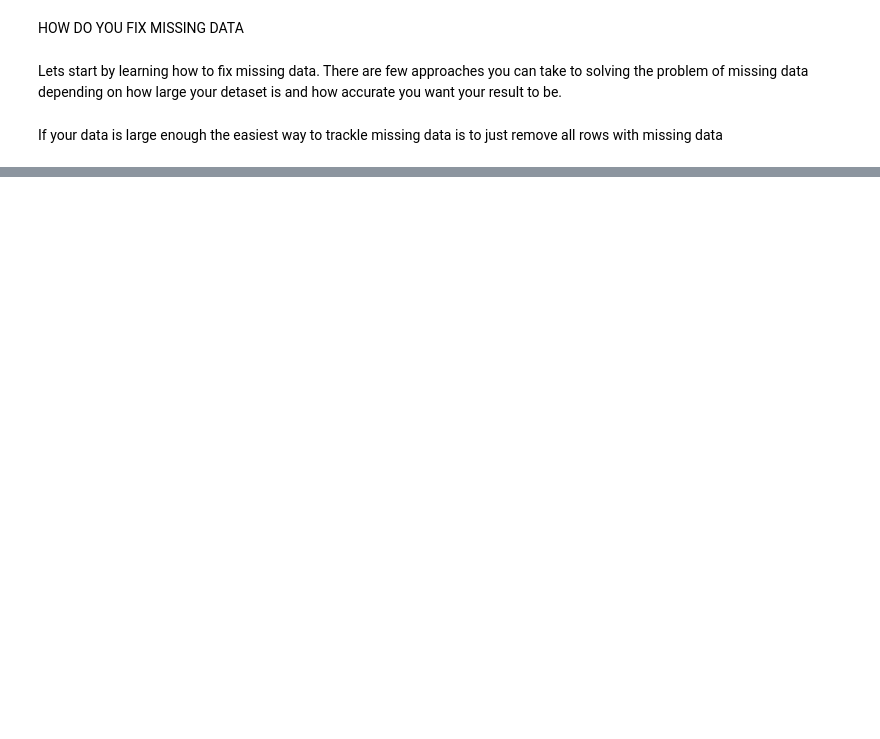
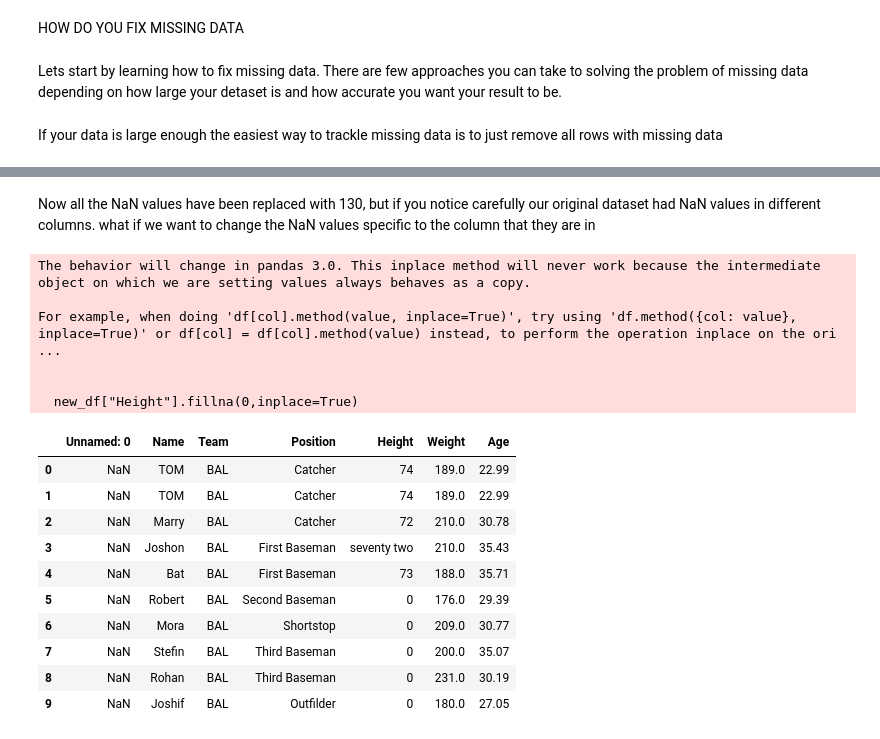
Before and after one commit to DevanshikaPiparsania/Basic-Fundamentals-Presentations, a Jupyter notebook: Cleaning_Data_With_Pandas.ipynb, the cells around one changed output, grey strips where cells are left out. Saved outputs shown, nothing was run; the diff lists cells and outputs as text; code cells hidden in the pictures; blank space fills up the shorter version.

```diff
--- a/Cleaning_Data_With_Pandas.ipynb
+++ b/Cleaning_Data_With_Pandas.ipynb
@@ -47,0 +76,24 @@ If your data is large enough the easiest way to trackle missing data is to just
+# %% [markdown]
+Now all the NaN values have been replaced with 130, but if you notice carefully our original dataset had NaN values in different columns. what if we want to change the NaN values specific to the column that they are in
+# %%
+new_df = df.copy()
+new_df["Height"].fillna(0,inplace=True)
+new_df.head(15)#look at 10-14 height
+# %% [output]
+The behavior will change in pandas 3.0. This inplace method will never work because the intermediate object on which we are setting values always behaves as a copy.
+
+For example, when doing 'df[col].method(value, inplace=True)', try using 'df.method({col: value}, inplace=True)' or df[col] = df[col].method(value) instead, to perform the operation inplace on the ori ...
+
+
+  new_df["Height"].fillna(0,inplace=True)
+|  | Unnamed: 0 | Name | Team | Position | Height | Weight | Age |
+| 0 | NaN | TOM | BAL | Catcher | 74 | 189.0 | 22.99 |
+| 1 | NaN | TOM | BAL | Catcher | 74 | 189.0 | 22.99 |
+| 2 | NaN | Marry | BAL | Catcher | 72 | 210.0 | 30.78 |
+| 3 | NaN | Joshon | BAL | First Baseman | seventy two | 210.0 | 35.43 |
+| 4 | NaN | Bat | BAL | First Baseman | 73 | 188.0 | 35.71 |
+| 5 | NaN | Robert | BAL | Second Baseman | 0 | 176.0 | 29.39 |
+| 6 | NaN | Mora | BAL | Shortstop | 0 | 209.0 | 30.77 |
+| 7 | NaN | Stefin | BAL | Third Baseman | 0 | 200.0 | 35.07 |
+| 8 | NaN | Rohan | BAL | Third Baseman | 0 | 231.0 | 30.19 |
+| 9 | NaN | Joshif | BAL | Outfilder | 0 | 180.0 | 27.05 |
```
Also changed, not shown: parts of 19 cells of this notebook.
